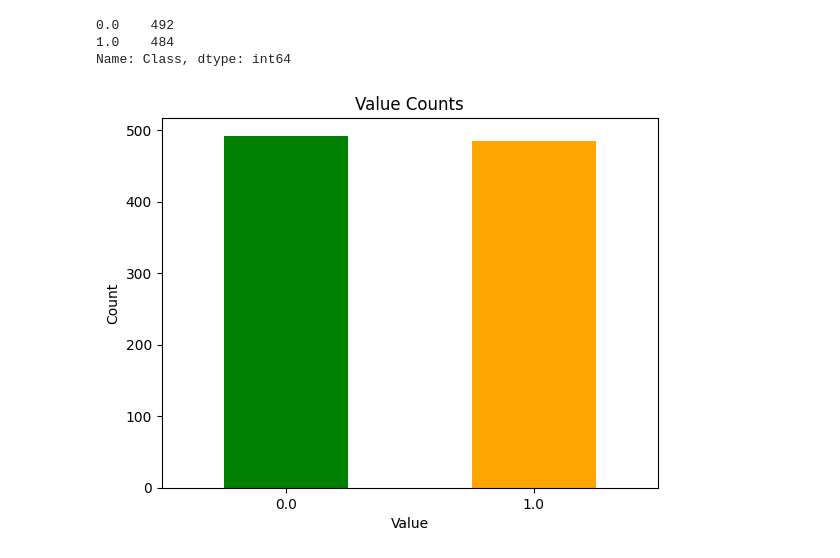
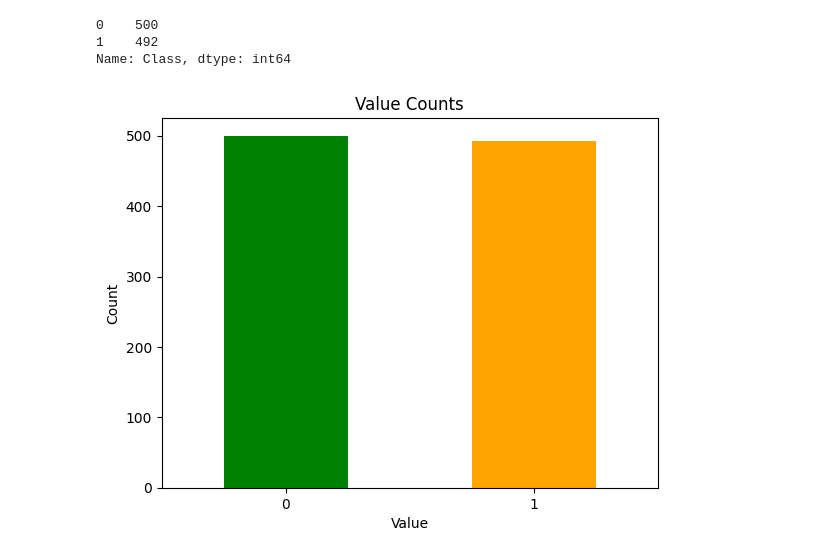
Before and after one commit to Imshubhham/Imshubham, a Jupyter notebook: Credit_card_fraud_detection.ipynb, the cells around one changed output. Saved outputs shown, nothing was run; the diff lists cells and outputs as text; code cells hidden in the pictures.

```diff
--- a/Credit_card_fraud_detection.ipynb
+++ b/Credit_card_fraud_detection.ipynb
@@ -172,6 +161,6 @@ df.groupby('Class').mean()
 2 rows × 30 columns
 # %%
-legit_sample = legit.sample(n=492)
+legit_sample = legit.sample(500)
 # %%
-new_dataset = pd.concat([legit_sample, fraud], axis=0)
+new_df = pd.concat([legit_sample, fraud], axis=0)
 # %%
@@ -196,18 +185,18 @@ new_dataset.tail()
 5 rows × 31 columns
 # %%
-new_dataset['Class'].value_counts()
+new_df['Class'].value_counts()
 # %% [output]
-0.0    492
-1.0    484
+0    500
+1    492
 Name: Class, dtype: int64
 # %%
-value_counts = new_dataset['Class'].value_counts()
+value_counts = new_df['Class'].value_counts()
 value_counts.plot(kind='bar',color = ['green' , 'orange'])
 plt.xlabel('Value')
 plt.ylabel('Count')
 plt.title('Value Counts')
 plt.xticks(rotation=0)
 plt.show()
 # %% [output]
-[figure, old version]
+[figure, new version]
 # %%
```
Also changed, not shown: parts of 39 cells of this notebook.
